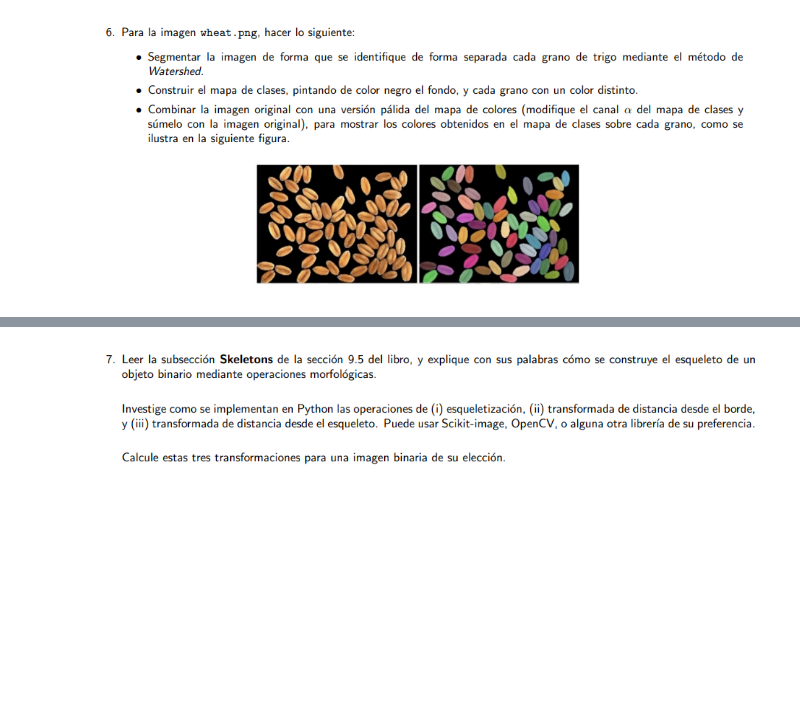
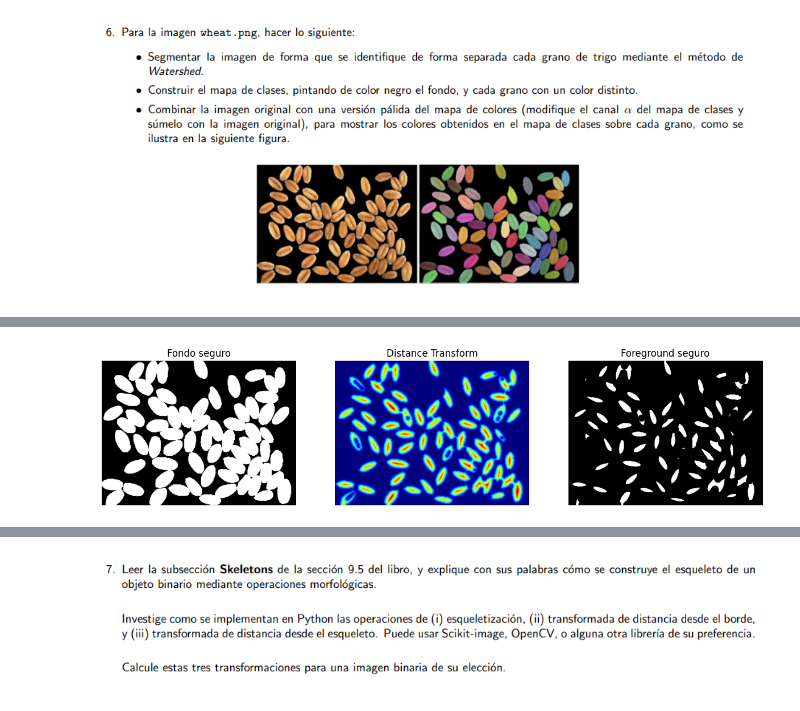
Before and after one commit to MarioGuerra21008/Lab2VC, a Jupyter notebook: main.ipynb, the cells around one changed output, grey strips where cells are left out. Saved outputs shown, nothing was run; the diff lists cells and outputs as text; code cells hidden in the pictures; blank space fills up the shorter version.

```diff
--- a/main.ipynb
+++ b/main.ipynb
@@ -125,0 +158,20 @@ El conteo de células tras la segmentación morfológica es: 125
+# %%
+kernel = np.ones((3,3), np.uint8)
+opening = cv2.morphologyEx(thresh, cv2.MORPH_OPEN, kernel, iterations=2)
+sure_bg = cv2.dilate(opening, kernel, iterations=3)
+dist_transform = cv2.distanceTransform(opening, cv2.DIST_L2, 5)
+
+dist_threshold = 0.5 * dist_transform.max()
+_, sure_fg = cv2.threshold(dist_transform, dist_threshold, 255, 0)
+sure_fg = np.uint8(sure_fg)
+
+# Regiones desconocidas = fondo seguro - foreground seguro
+unknown = cv2.subtract(sure_bg, sure_fg)
+
+plt.figure(figsize=(15,4))
+plt.subplot(1,3,1); plt.imshow(sure_bg, cmap='gray'); plt.title("Fondo seguro"); plt.axis('off')
+plt.subplot(1,3,2); plt.imshow(dist_transform, cmap='jet'); plt.title("Distance Transform"); plt.axis('off')
+plt.subplot(1,3,3); plt.imshow(sure_fg, cmap='gray'); plt.title("Foreground seguro"); plt.axis('off')
+plt.show()
+# %% [output]
+[figure, added]
```
Also changed, not shown: parts of 3 cells of this notebook.
